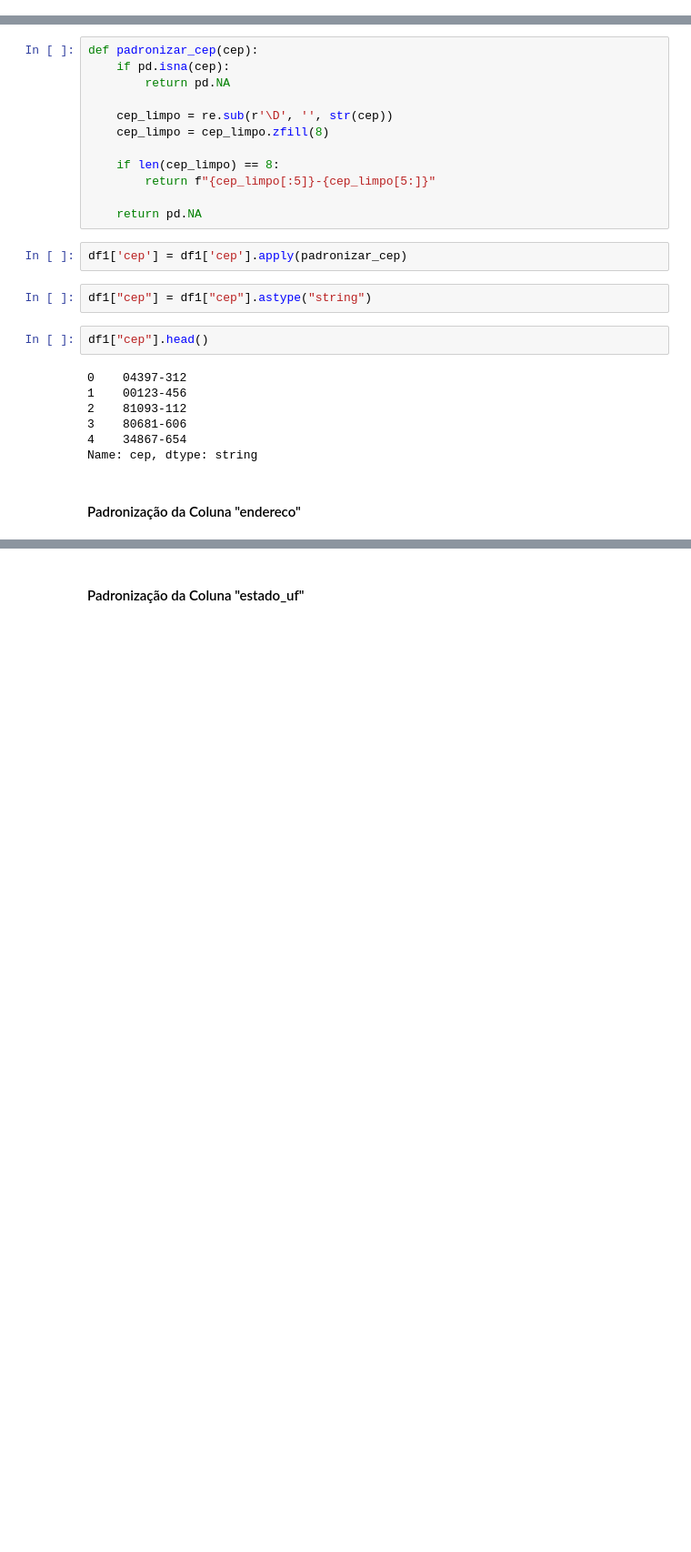
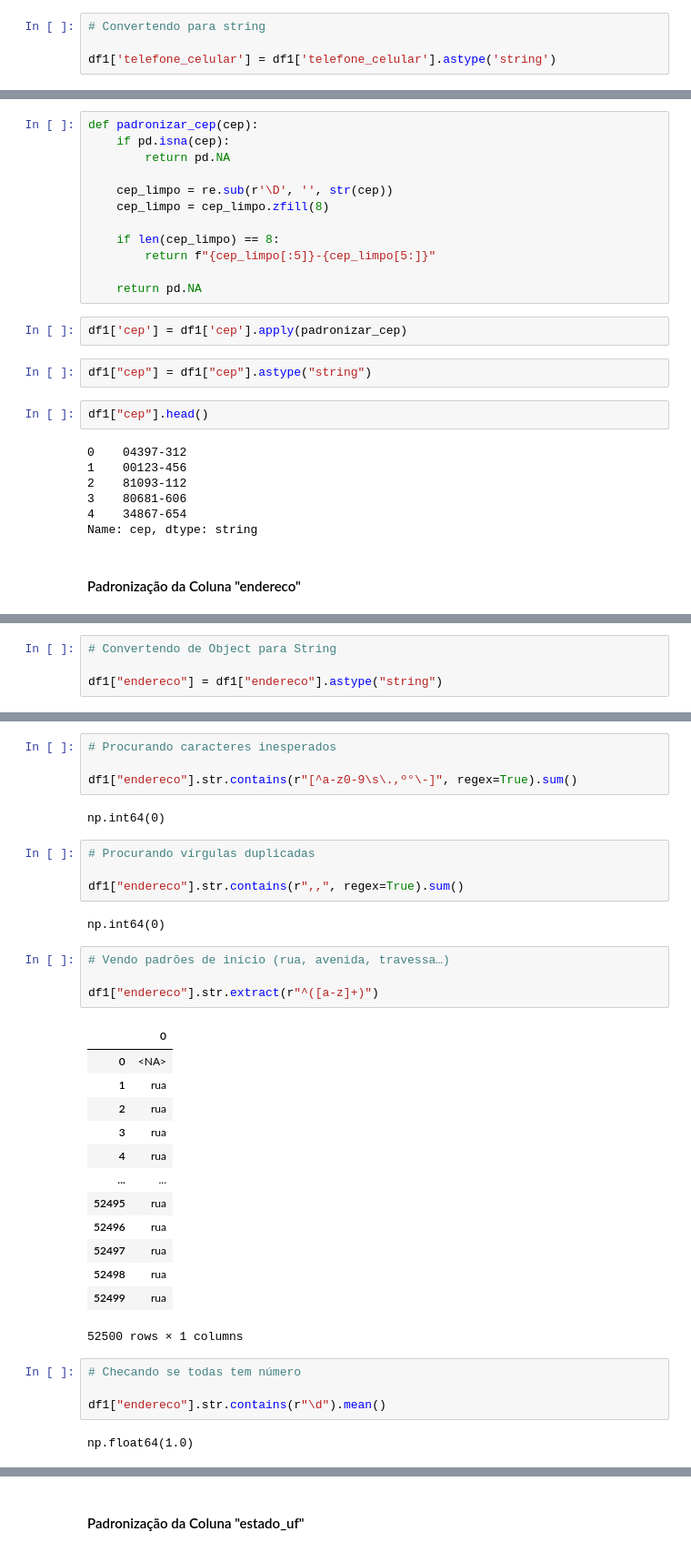
Before and after one commit to letambelli/pipeline-limpeza-de-dados, a Jupyter notebook: limpeza.ipynb, the cells around one changed output, grey strips where cells are left out. Shown at 91% size. Drawn from its saved outputs; the diff is of its cells as text; blank space fills up the shorter version.

Commit message:
formatando endereco e estado

```diff
--- a/limpeza.ipynb
+++ b/limpeza.ipynb
@@ -472,3 +467,7 @@ df1["telefone_celular"].head()
 3    (11) 42963-8044
 4    (11) 60767-0256
 Name: telefone_celular, dtype: object
+# %%
+# Convertendo para string
+
+df1['telefone_celular'] = df1['telefone_celular'].astype('string')
@@ -512,0 +529,4 @@ Name: cep, dtype: string
+# %%
+# Convertendo de Object para String
+
+df1["endereco"] = df1["endereco"].astype("string")
@@ -512,0 +555,36 @@ Name: cep, dtype: string
+# %%
+# Procurando caracteres inesperados
+
+df1["endereco"].str.contains(r"[^a-z0-9\s\.,º°\-]", regex=True).sum()
+# %% [output]
+np.int64(0)
+# %%
+# Procurando vírgulas duplicadas
+
+df1["endereco"].str.contains(r",,", regex=True).sum()
+# %% [output]
+np.int64(0)
+# %%
+# Vendo padrões de início (rua, avenida, travessa…)
+
+df1["endereco"].str.extract(r"^([a-z]+)")
+# %% [output]
+|  | 0 |
+| 0 | <NA> |
+| 1 | rua |
+| 2 | rua |
+| 3 | rua |
+| 4 | rua |
+| ... | ... |
+| 52495 | rua |
+| 52496 | rua |
+| 52497 | rua |
+| 52498 | rua |
+| 52499 | rua |
+52500 rows × 1 columns
+# %%
+# Checando se todas tem número
+
+df1["endereco"].str.contains(r"\d").mean()
+# %% [output]
+np.float64(1.0)
```
Also changed, not shown: parts of 16 cells of this notebook.
